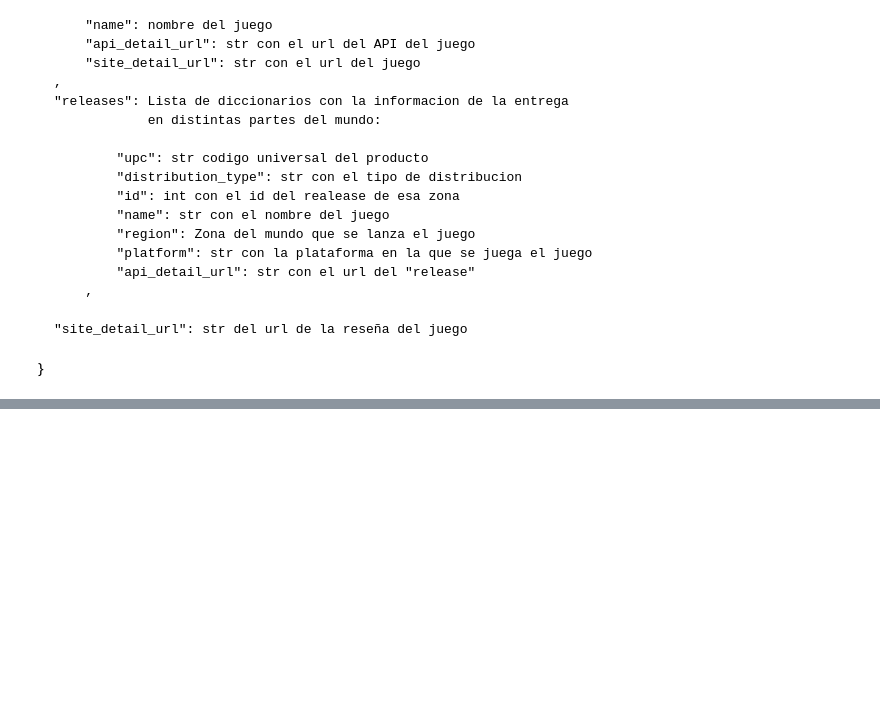
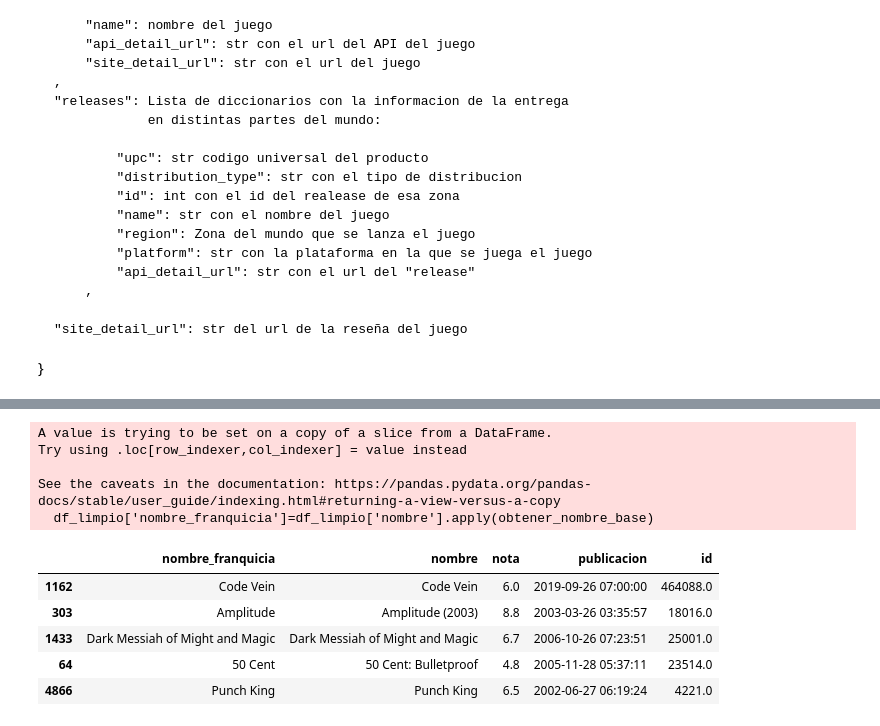
Before and after one commit to claudiocanales721/Proyecto-cs-de-datos, a Jupyter notebook: Partes_separadas_del_proyecto/Alonso/Proceso.ipynb, the cells around one changed output, grey strips where cells are left out. Cells and saved outputs as stored; diff of their text form; code cells hidden in the pictures; blank space fills up the shorter version.

```diff
--- a/Partes_separadas_del_proyecto/Alonso/Proceso.ipynb
+++ b/Partes_separadas_del_proyecto/Alonso/Proceso.ipynb
@@ -178,0 +235,24 @@ df_limpio.info()
+# %%
+# Se usa la misma funcion definida para la base de datos de steam
+def obtener_nombre_base(titulo):
+
+    if not isinstance(titulo, str):
+        return titulo
+
+    base = re.sub(r':.*', '', titulo)
+    base = re.sub(r'\s*\(.*\)', '', base)
+    base = re.sub(r'\s*\[.*\]', '', base)
+    base = re.sub(r'\s+([IVX\d]+)$', '', base)
+    base = re.sub(r'\s+(GOTY|Remastered|Definitive Edition)$', '', base, flags=re.IGNORECASE)
+
+    return base.strip()
+
+df_limpio['nombre_franquicia']=df_limpio['nombre'].apply(obtener_nombre_base)
+
+Sagas = df_limpio.groupby('Nombre_Base')['id'].count()
+# %% [output]
+A value is trying to be set on a copy of a slice from a DataFrame.
+Try using .loc[row_indexer,col_indexer] = value instead
+
+See the caveats in the documentation: https://pandas.pydata.org/pandas-docs/stable/user_guide/indexing.html#returning-a-view-versus-a-copy
+  df_limpio['nombre_franquicia']=df_limpio['nombre'].apply(obtener_nombre_base)
@@ -178,0 +263,9 @@ df_limpio.info()
+# %%
+df_limpio.sample(5)
+# %% [output]
+|  | nombre_franquicia | nombre | nota | publicacion | id |
+| 1162 | Code Vein | Code Vein | 6.0 | 2019-09-26 07:00:00 | 464088.0 |
+| 303 | Amplitude | Amplitude (2003) | 8.8 | 2003-03-26 03:35:57 | 18016.0 |
+| 1433 | Dark Messiah of Might and Magic | Dark Messiah of Might and Magic | 6.7 | 2006-10-26 07:23:51 | 25001.0 |
+| 64 | 50 Cent | 50 Cent: Bulletproof | 4.8 | 2005-11-28 05:37:11 | 23514.0 |
+| 4866 | Punch King | Punch King | 6.5 | 2002-06-27 06:19:24 | 4221.0 |
```
Also changed, not shown: parts of 9 cells of this notebook, 5 other files.
